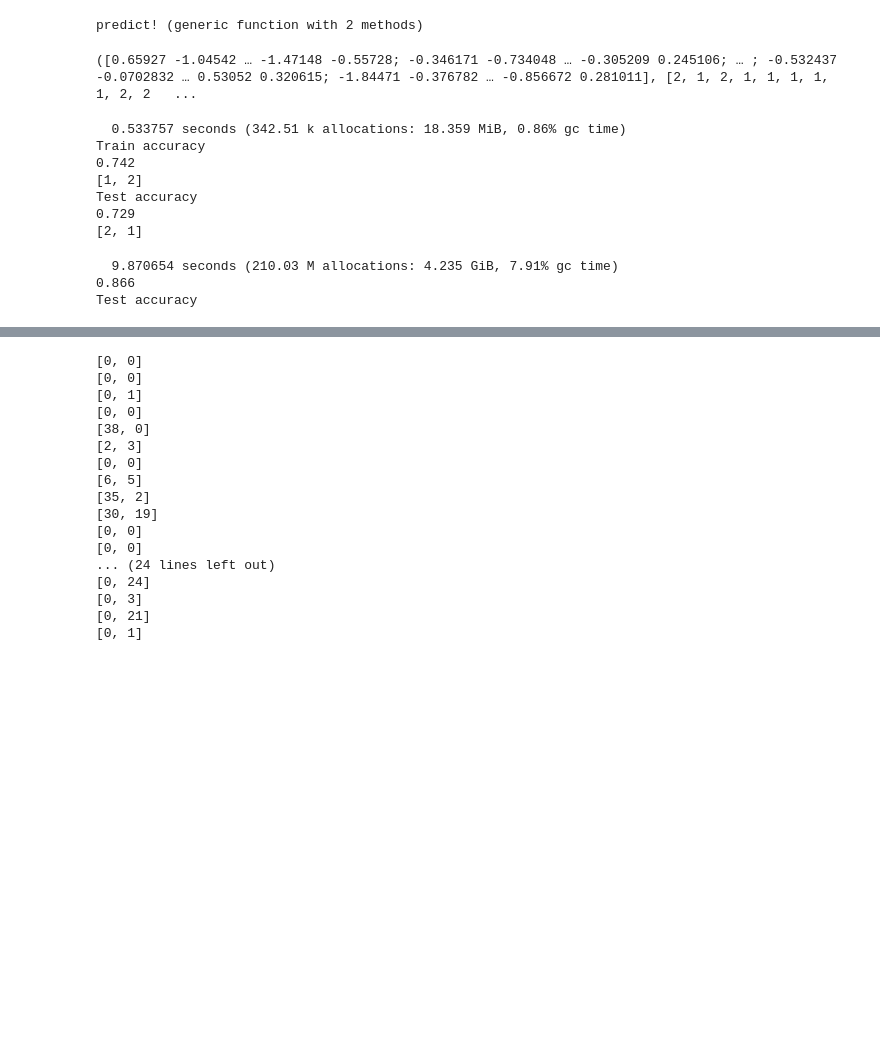
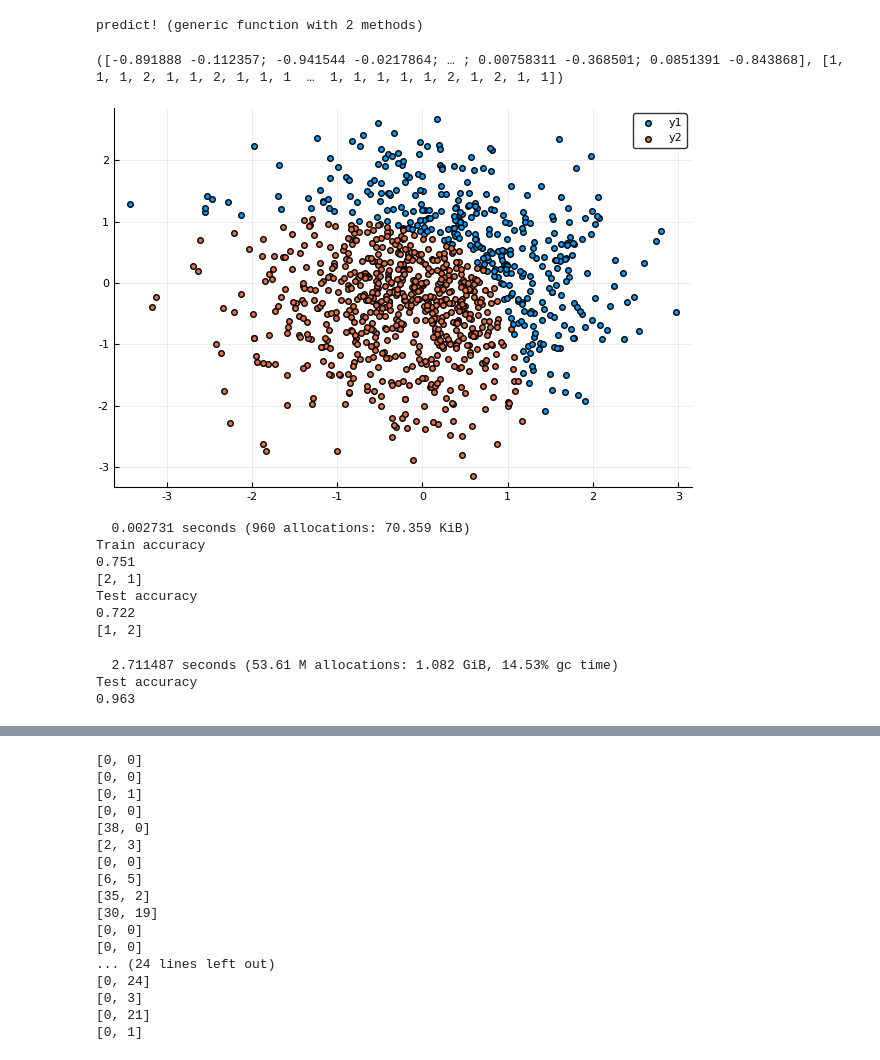
Before and after one commit to harveydevereux/Mondrian, a Jupyter notebook: Mondrian Tree.ipynb, the cells around one changed output, grey strips where cells are left out. Drawn from its saved outputs; the diff is of its cells as text; code cells hidden in the pictures; blank space fills up the shorter version.

Commit message:
better performance
still many memory allocations

```diff
--- a/Mondrian Tree.ipynb
+++ b/Mondrian Tree.ipynb
@@ -309,16 +309,23 @@ function Fakedata(n,dim)
     return 1.0*x,1*y[:,1]
 end
 
-d=5
+d=2
 X, Y = Fakedata(1000,d);
 D = (X,Y.+1)
 
 x,y = Fakedata(100,d)
 D_test = (x,y.+1)
 # %% [output]
-([0.65927 -1.04542 … -1.47148 -0.55728; -0.346171 -0.734048 … -0.305209 0.245106; … ; -0.532437 -0.0702832 … 0.53052 0.320615; -1.84471 -0.376782 … -0.856672 0.281011], [2, 1, 2, 1, 1, 1, 1, 1, 2, 2   ...
+([-0.891888 -0.112357; -0.941544 -0.0217864; … ; 0.00758311 -0.368501; 0.0851391 -0.843868], [1, 1, 1, 2, 1, 1, 2, 1, 1, 1  …  1, 1, 1, 1, 1, 2, 1, 2, 1, 1])
+# %%
+t = y.==1;
+# %%
+scatter(x[t.==1,1],x[t.==1,2])
+scatter!(x[t.==0,1],x[t.==0,2])
+# %% [output]
+[figure, added]
 # %%
-@time MT = Sample_Mondrian_Tree(0.3,D);
+@time MT = Sample_Mondrian_Tree(0.2,D);
 initialize_posterior_counts!(MT,D);
 compute_predictive_posterior_distribution!(MT,10*size(D[1],2));
 
@@ -350,10 +357,10 @@ println("Test accuracy")
 println(correctrate(D_test[2],convert(Array{Int,1},pred)))
 println(unique(pred))
 # %% [output]
-  0.533757 seconds (342.51 k allocations: 18.359 MiB, 0.86% gc time)
+  0.002731 seconds (960 allocations: 70.359 KiB)
 Train accuracy
-0.742
+0.751
+[2, 1]
+Test accuracy
+0.722
 [1, 2]
-Test accuracy
-0.729
-[2, 1]
@@ -378,15 +389,15 @@ function Mondrian_Forest_predict!(D_train,D_pred,λ,nₜ=200)
     for i in 1:size(D_pred,1)
         p[i] = mode(pred[:,i])
     end
-    return p
+    return p, trees
 end
 # println("Train accuracy")
 # p = Mondrian_Forest_predict!(D,D[1],0.3)
 # println(correctrate(p,convert(Array{Int,1},D[2])))
-@time p = Mondrian_Forest_predict!(D,D_test[1],0.3,100)
+@time p,T = Mondrian_Forest_predict!(D,D_test[1],1,100)
+println("Test accuracy")
 println(correctrate(p,convert(Array{Int,1},D_test[2])))
-println("Test accuracy")
 # %% [output]
-  9.870654 seconds (210.03 M allocations: 4.235 GiB, 7.91% gc time)
-0.866
+  2.711487 seconds (53.61 M allocations: 1.082 GiB, 14.53% gc time)
 Test accuracy
+0.963
```
Also changed, not shown: parts of 7 cells of this notebook, 1 other file.
